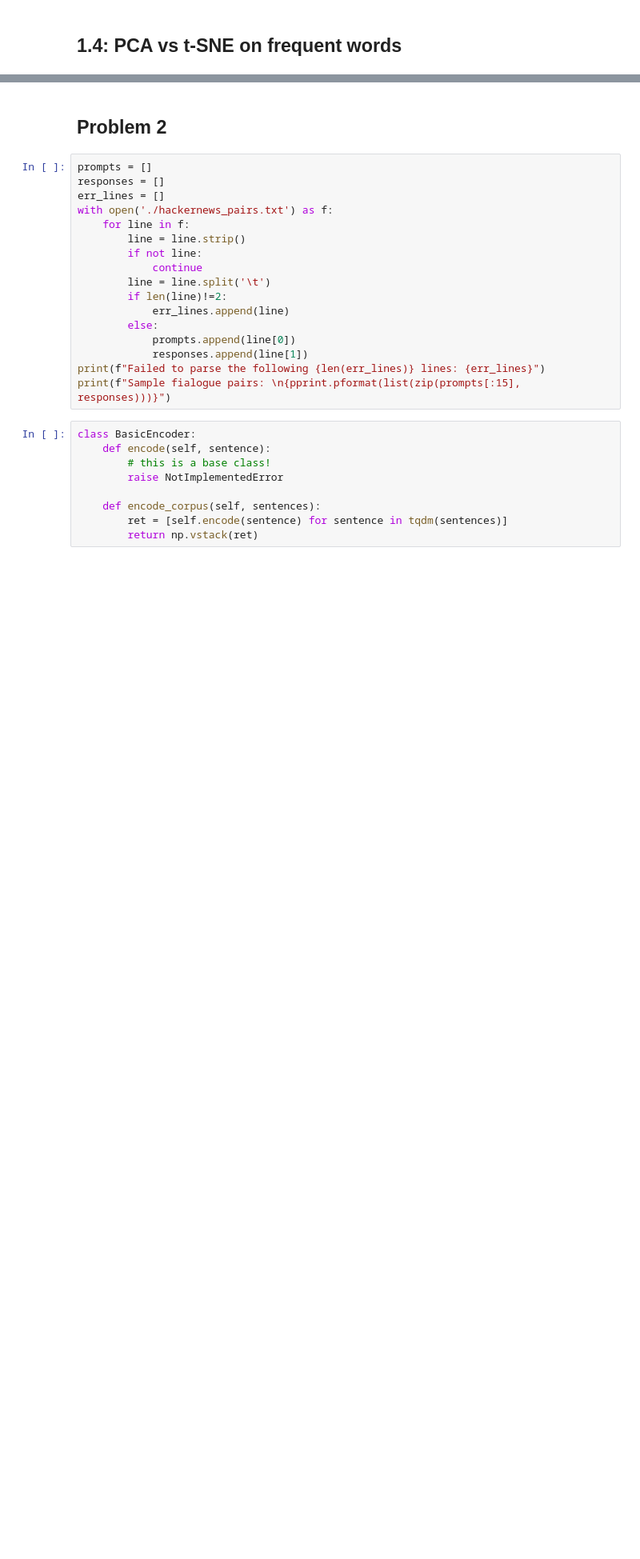
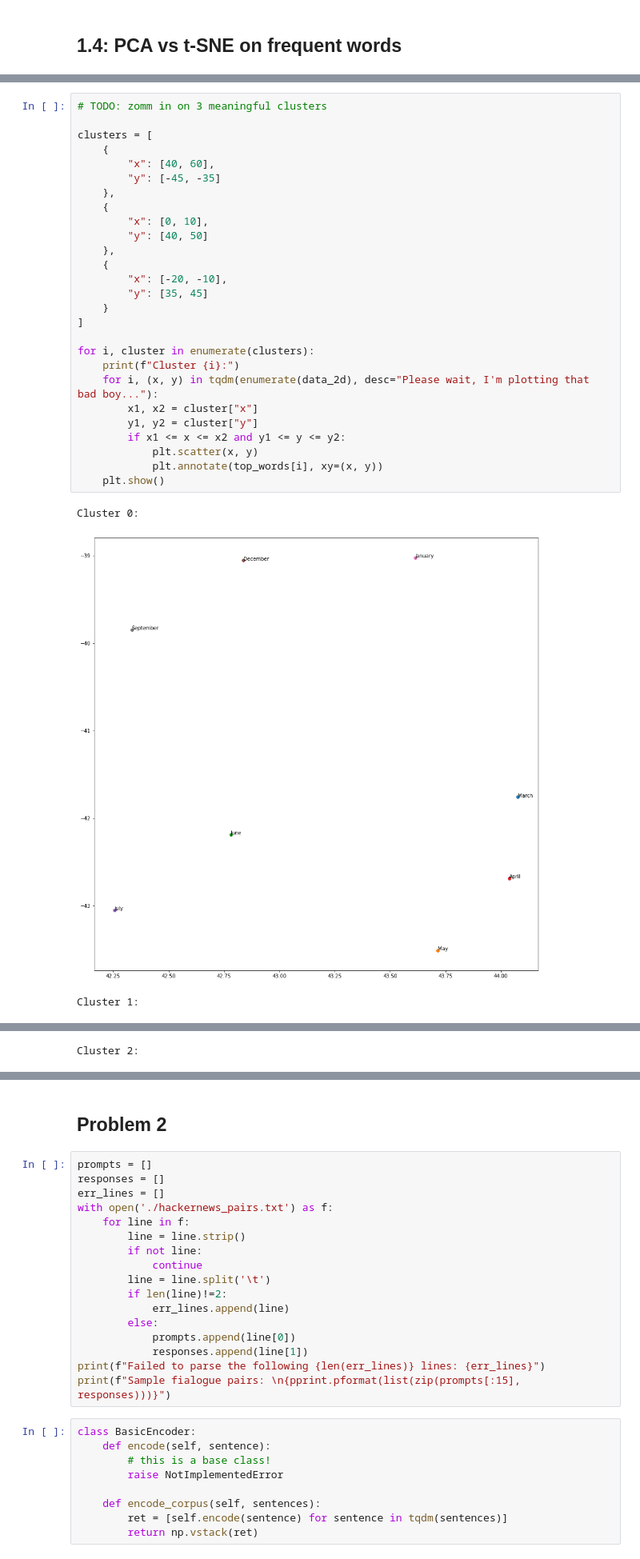
Before and after one commit to KGuzikowski/other-Uwr-stuff, a Jupyter notebook: Deep learning/Assignment 4/DL_L4.ipynb, the cells around one changed output, grey strips where cells are left out. Shown at 80% size. Saved outputs shown, nothing was run; the diff lists cells and outputs as text; blank space fills up the shorter version.

```diff
--- a/Deep learning/Assignment 4/DL_L4.ipynb
+++ b/Deep learning/Assignment 4/DL_L4.ipynb
@@ -432,0 +447,31 @@ from sklearn.manifold import TSNE
+# %%
+# TODO: zomm in on 3 meaningful clusters
+
+clusters = [
+    {
+        "x": [40, 60],
+        "y": [-45, -35]
+    },
+    {
+        "x": [0, 10],
+        "y": [40, 50]
+    },
+    {
+        "x": [-20, -10],
+        "y": [35, 45]
+    }
+]
+
+for i, cluster in enumerate(clusters):
+    print(f"Cluster {i}:")
+    for i, (x, y) in tqdm(enumerate(data_2d), desc="Please wait, I'm plotting that bad boy..."):
+        x1, x2 = cluster["x"]
+        y1, y2 = cluster["y"]
+        if x1 <= x <= x2 and y1 <= y <= y2:
+            plt.scatter(x, y)
+            plt.annotate(top_words[i], xy=(x, y))
+    plt.show()
+# %% [output]
+Cluster 0:
+[figure, added]
+Cluster 1:
@@ -432,0 +479 @@ from sklearn.manifold import TSNE
+Cluster 2:
```
Also changed, not shown: parts of 7 cells of this notebook.
